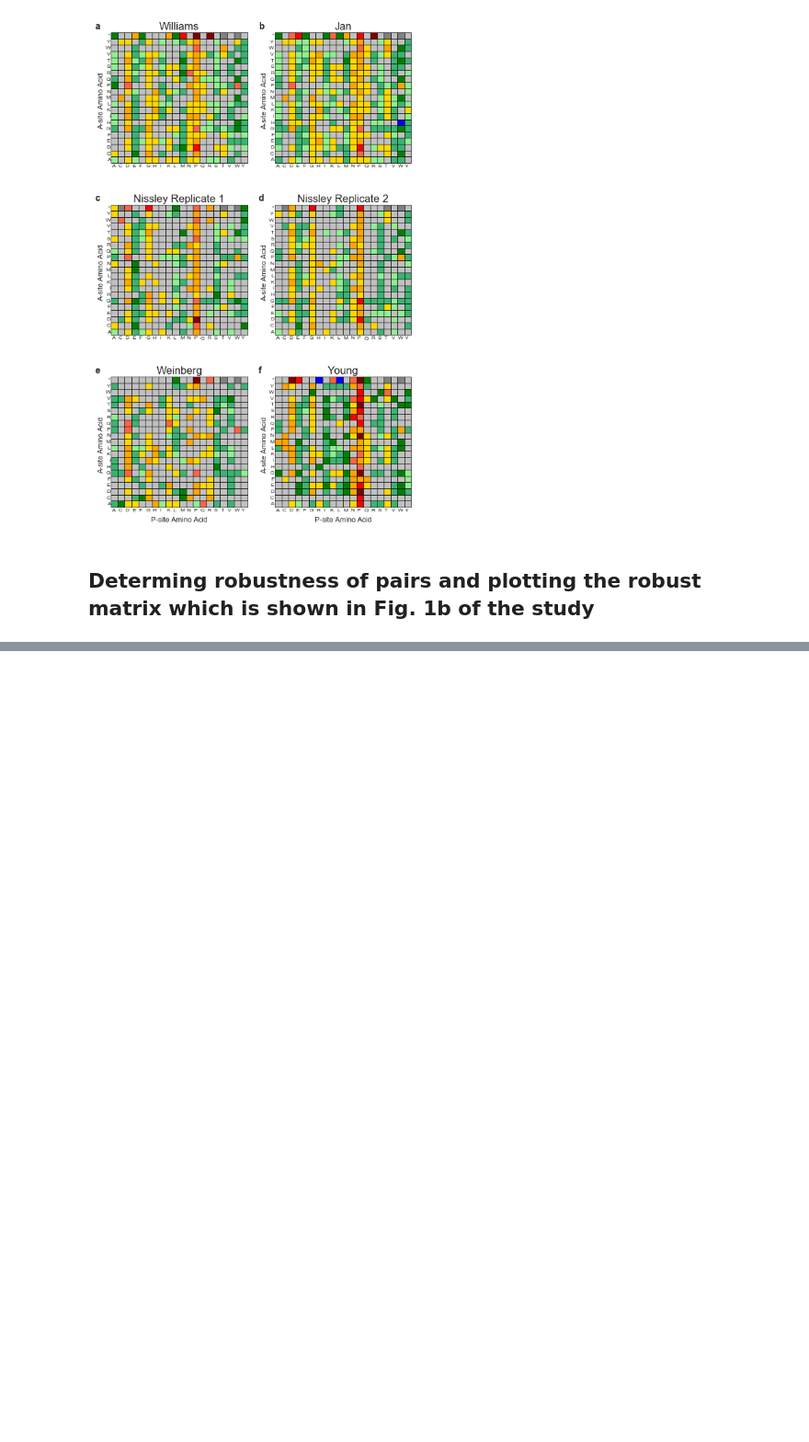
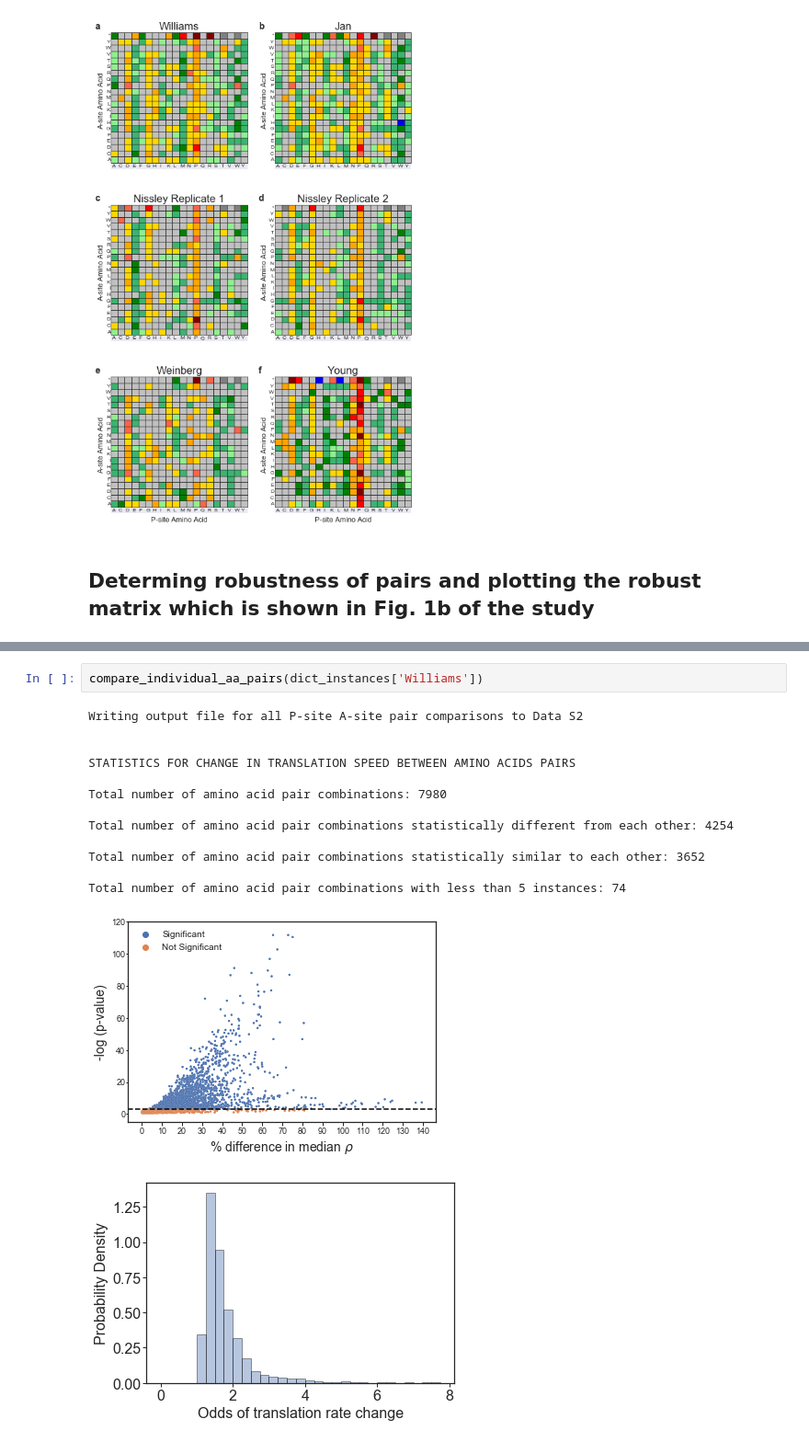
Before and after one commit to obrien-lab/P-site-A-site-pairs-analysis, a Jupyter notebook: P-site_A-site_pairs_project_data_analysis.ipynb, the cells around one changed output, grey strips where cells are left out. Shown at 92% size. Saved outputs shown, nothing was run; the diff lists cells and outputs as text; blank space fills up the shorter version.

```diff
--- a/P-site_A-site_pairs_project_data_analysis.ipynb
+++ b/P-site_A-site_pairs_project_data_analysis.ipynb
@@ -947,0 +1198,17 @@ Total pairs that are robust and slow-translating pairs: 86
+# %%
+compare_individual_aa_pairs(dict_instances['Williams'])
+# %% [output]
+Writing output file for all P-site A-site pair comparisons to Data S2
+
+
+STATISTICS FOR CHANGE IN TRANSLATION SPEED BETWEEN AMINO ACIDS PAIRS
+
+Total number of amino acid pair combinations: 7980
+
+Total number of amino acid pair combinations statistically different from each other: 4254
+
+Total number of amino acid pair combinations statistically similar to each other: 3652
+
+Total number of amino acid pair combinations with less than 5 instances: 74
+[figure, added]
+[figure, added]
```
Also changed, not shown: parts of 37 cells of this notebook.
